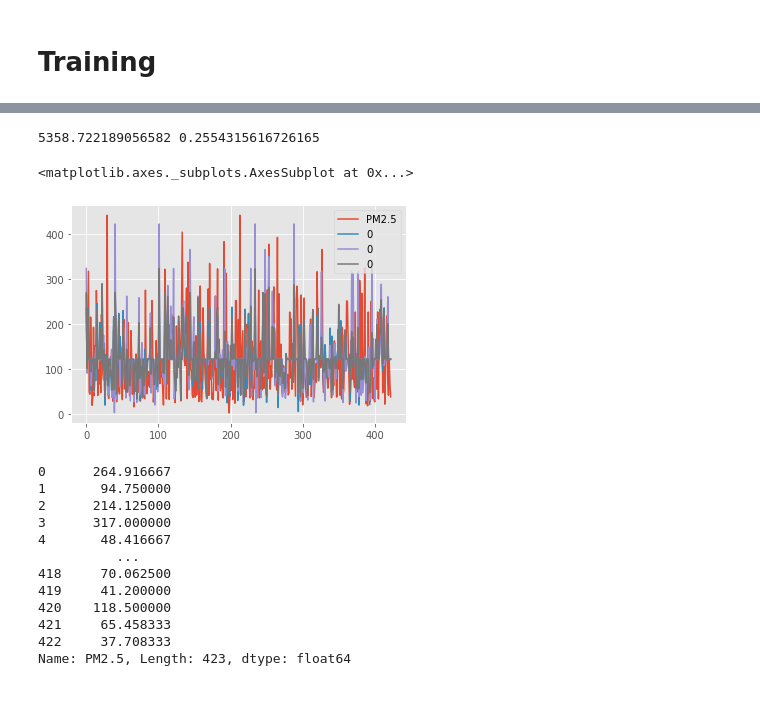
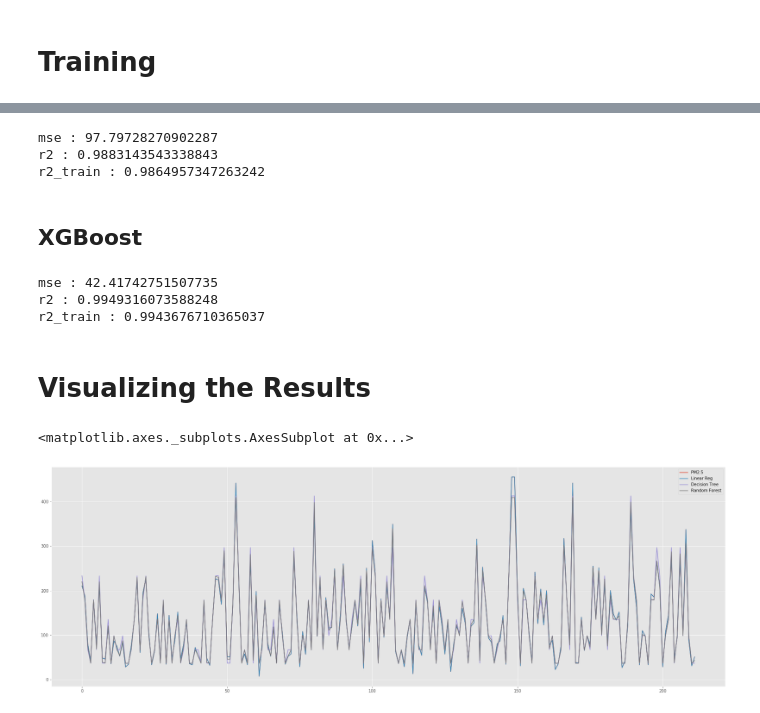
Before and after one commit to ParthikB/air_quality_index, a Jupyter notebook: step-2|preprocessing.ipynb, the cells around one changed output, grey strips where cells are left out. Saved outputs shown, nothing was run; the diff lists cells and outputs as text; code cells hidden in the pictures.

Commit message:
reached 0.99 r2 score!

```diff
--- a/step-2|preprocessing.ipynb
+++ b/step-2|preprocessing.ipynb
@@ -177,10 +196,13 @@ predictions = {}
 # %%
 lr_model = LinearRegression()
 lr_model.fit(X_train, y_train)
+
 predictions['lr'] = lr_model.predict(X_test)
+predictions['lr_train'] = lr_model.predict(X_train)
 
 mse = mean_squared_error(y_test, predictions['lr'])
 r2  = r2_score(y_test, predictions['lr'])
+r2_train  = r2_score(y_train, predictions['lr_train'])
 
-print(mse, r2)
+info(mse=mse, r2=r2, r2_train=r2_train)
 # %% [output]
@@ -190,10 +214,13 @@ print(mse, r2)
 # %%
-dt_model = DecisionTreeRegressor()
+dt_model = DecisionTreeRegressor(max_depth=3)
 dt_model.fit(X_train, y_train)
+
 predictions['dt'] = dt_model.predict(X_test)
+predictions['dt_train'] = dt_model.predict(X_train)
 
 mse = mean_squared_error(y_test, predictions['dt'])
 r2  = r2_score(y_test, predictions['dt'])
+r2_train  = r2_score(y_train, predictions['dt_train'])
 
-print(mse, r2)
+info(mse=mse, r2=r2, r2_train=r2_train)
 # %% [output]
@@ -203,11 +232,18 @@ print(mse, r2)
 # %%
-rf_model = RandomForestRegressor()
+rf_model = RandomForestRegressor(max_depth=3)
 rf_model.fit(X_train, y_train)
+
 predictions['rf'] = rf_model.predict(X_test)
+predictions['rf_train'] = rf_model.predict(X_train)
 
 mse = mean_squared_error(y_test, predictions['rf'])
 r2  = r2_score(y_test, predictions['rf'])
+r2_train  = r2_score(y_train, predictions['rf_train'])
 
-print(mse, r2)
+info(mse=mse, r2=r2, r2_train=r2_train)
 # %% [output]
-5358.722189056582 0.2554315616726165
+mse : 97.79728270902287
+r2 : 0.9883143543338843
+r2_train : 0.9864957347263242
+# %% [markdown]
+## XGBoost
@@ -214,22 +252,32 @@ print(mse, r2)
+# %%
+xgb_model = XGBRegressor(max_depth=1, num_workers=2)
+xgb_model.fit(X_train, y_train)
+
+predictions['xgb'] = xgb_model.predict(X_test)
+predictions['xgb_train'] = xgb_model.predict(X_train)
+
+mse = mean_squared_error(y_test, predictions['xgb'])
+r2  = r2_score(y_test, predictions['xgb'])
+r2_train  = r2_score(y_train, predictions['xgb_train'])
+
+
+info(mse=mse, r2=r2, r2_train=r2_train)
+# %% [output]
+mse : 42.41742751507735
+r2 : 0.9949316073588248
+r2_train : 0.9943676710365037
+# %% [markdown]
+# Visualizing the Results
 # %%
 # plt.figure(figsize=(30, 10))
-pd.concat([y_test, pd.DataFrame(predictions['lr']), pd.DataFrame(predictions['dt']), pd.DataFrame(predictions['rf'])], axis=1).plot()
+
+y_test.index=range(len(y_test))
+
+pd.concat([y_test,
+           pd.DataFrame(predictions['lr'], columns=['Linear Reg']),
+           pd.DataFrame(predictions['dt'], columns=['Decision Tree']),
+           pd.DataFrame(predictions['rf'], columns=['Random Forest'])],
+          axis=1).plot(figsize=(30, 10))
 # %% [output]
 <matplotlib.axes._subplots.AxesSubplot at 0x...>
-[figure, old version]
+[figure, new version]
-# %%
-y_test.index=range(len(y_test))
-y_test
-# %% [output]
-0      264.916667
-1       94.750000
-2      214.125000
-3      317.000000
-4       48.416667
-          ...
-418     70.062500
-419     41.200000
-420    118.500000
-421     65.458333
-422     37.708333
-Name: PM2.5, Length: 423, dtype: float64
```
Also changed, not shown: parts of 19 cells of this notebook.
